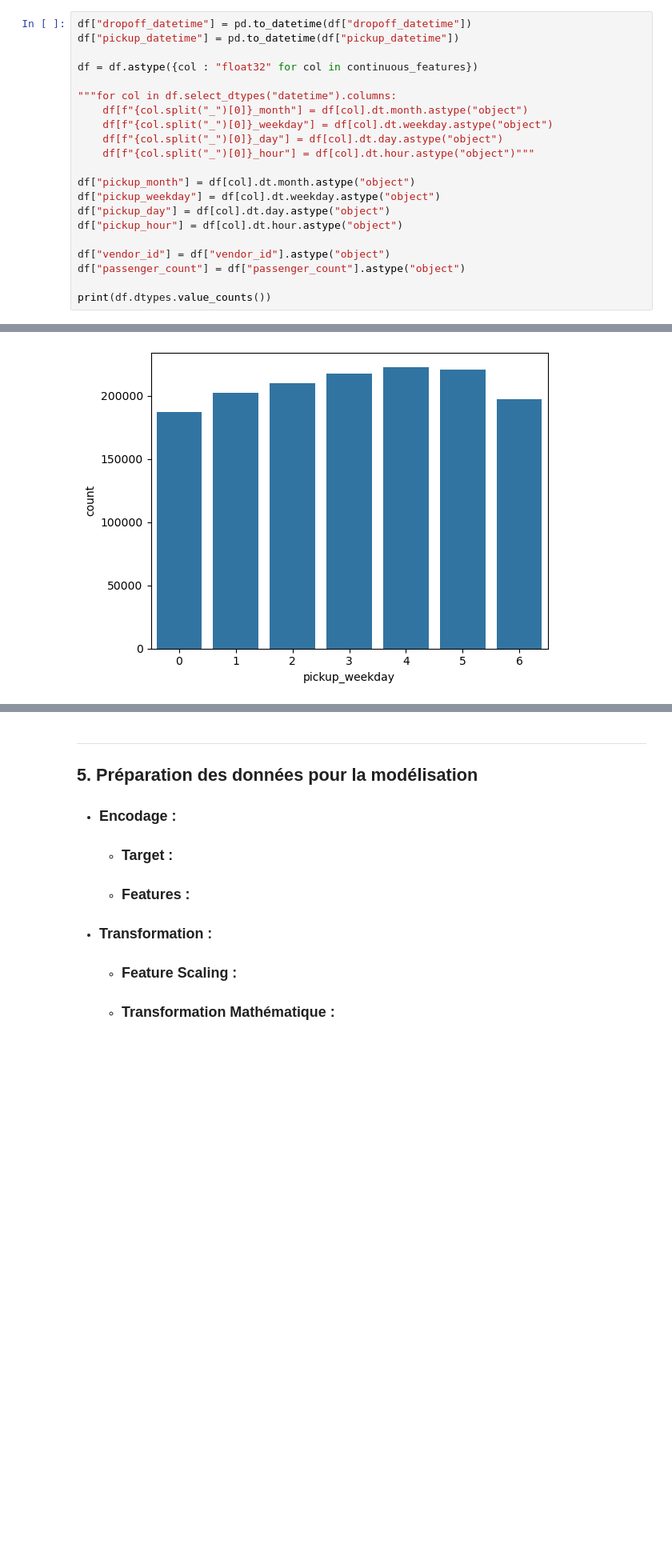
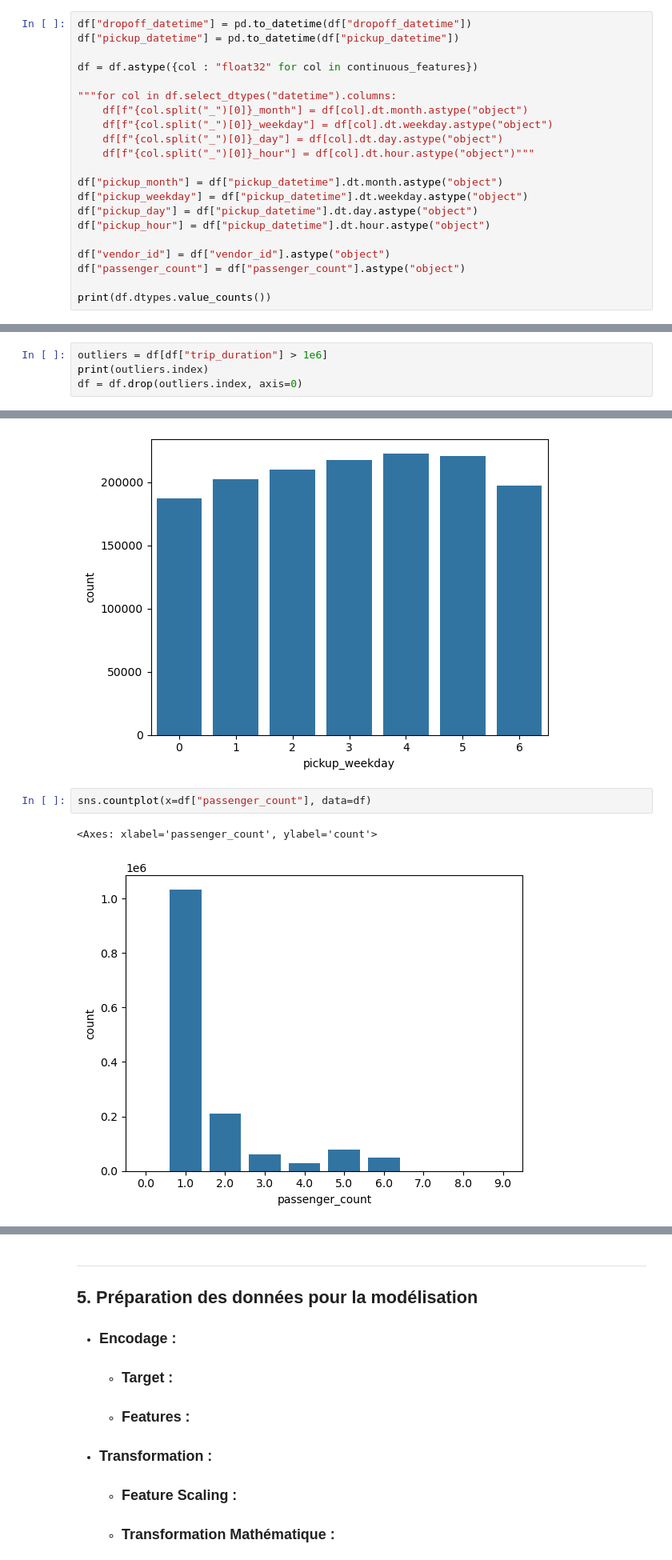
Before and after one commit to Chriishero/Programmation, a Jupyter notebook: Python/Intelligence Artificielle/Projet/New York City Taxi Trip Duration (Kaggle)/EDA.ipynb, the cells around one changed output, grey strips where cells are left out. Shown at 80% size. Cells and saved outputs as stored; diff of their text form; blank space fills up the shorter version.

```diff
--- a/Python/Intelligence Artificielle/Projet/New York City Taxi Trip Duration (Kaggle)/EDA.ipynb
+++ b/Python/Intelligence Artificielle/Projet/New York City Taxi Trip Duration (Kaggle)/EDA.ipynb
@@ -213,10 +213,10 @@ df = df.astype({col : "float32" for col in continuous_features})
     df[f"{col.split("_")[0]}_day"] = df[col].dt.day.astype("object")
     df[f"{col.split("_")[0]}_hour"] = df[col].dt.hour.astype("object")"""
 
-df["pickup_month"] = df[col].dt.month.astype("object")
-df["pickup_weekday"] = df[col].dt.weekday.astype("object")
-df["pickup_day"] = df[col].dt.day.astype("object")
-df["pickup_hour"] = df[col].dt.hour.astype("object")
+df["pickup_month"] = df["pickup_datetime"].dt.month.astype("object")
+df["pickup_weekday"] = df["pickup_datetime"].dt.weekday.astype("object")
+df["pickup_day"] = df["pickup_datetime"].dt.day.astype("object")
+df["pickup_hour"] = df["pickup_datetime"].dt.hour.astype("object")
 
 df["vendor_id"] = df["vendor_id"].astype("object")
 df["passenger_count"] = df["passenger_count"].astype("object")
@@ -231,3 +231,7 @@ Name: count, dtype: int64
 - ### Gérer les valeurs manquantes :
 # %% [markdown]
 - ### Gérer les outliers :
+# %%
+outliers = df[df["trip_duration"] > 1e6]
+print(outliers.index)
+df = df.drop(outliers.index, axis=0)
@@ -369,3 +379,8 @@ sns.countplot(x=df["pickup_weekday"], data=df)
 # %% [output]
 <Axes: xlabel='pickup_weekday', ylabel='count'>
 [figure]
+# %%
+sns.countplot(x=df["passenger_count"], data=df)
+# %% [output]
+<Axes: xlabel='passenger_count', ylabel='count'>
+[figure, added]
```
Also changed, not shown: parts of 35 cells of this notebook, 4 other files.
